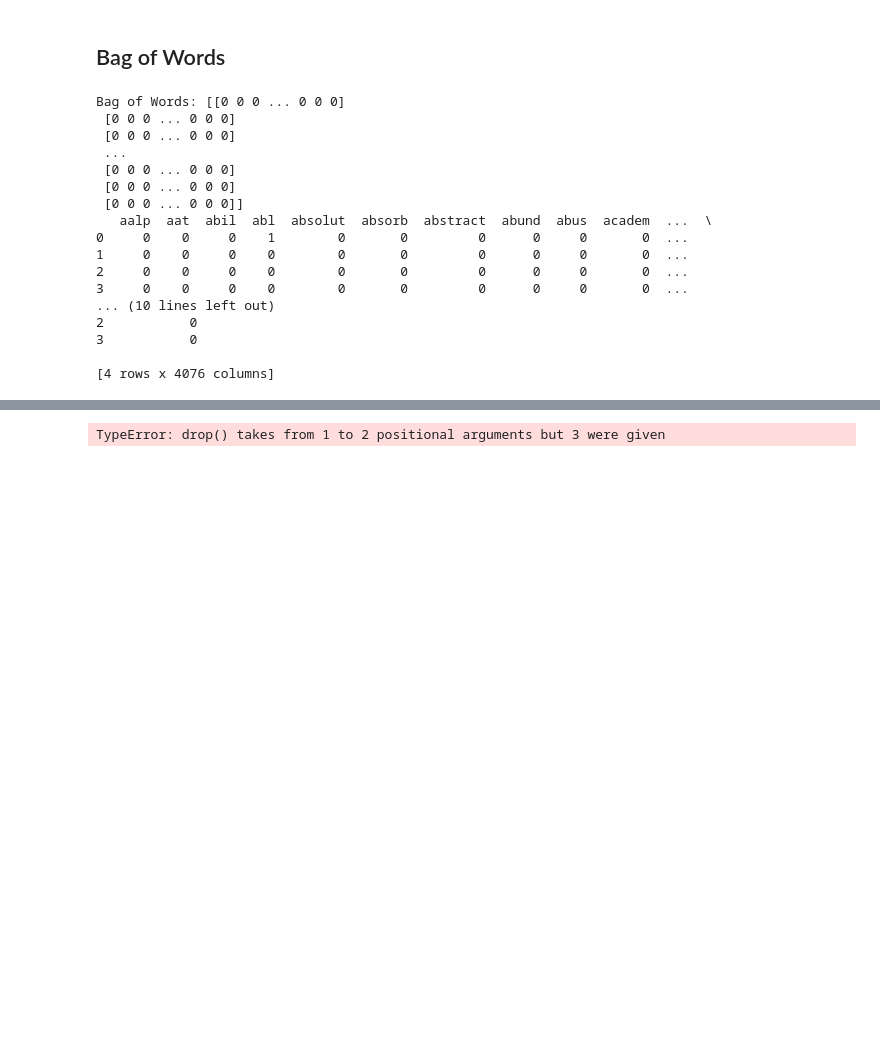
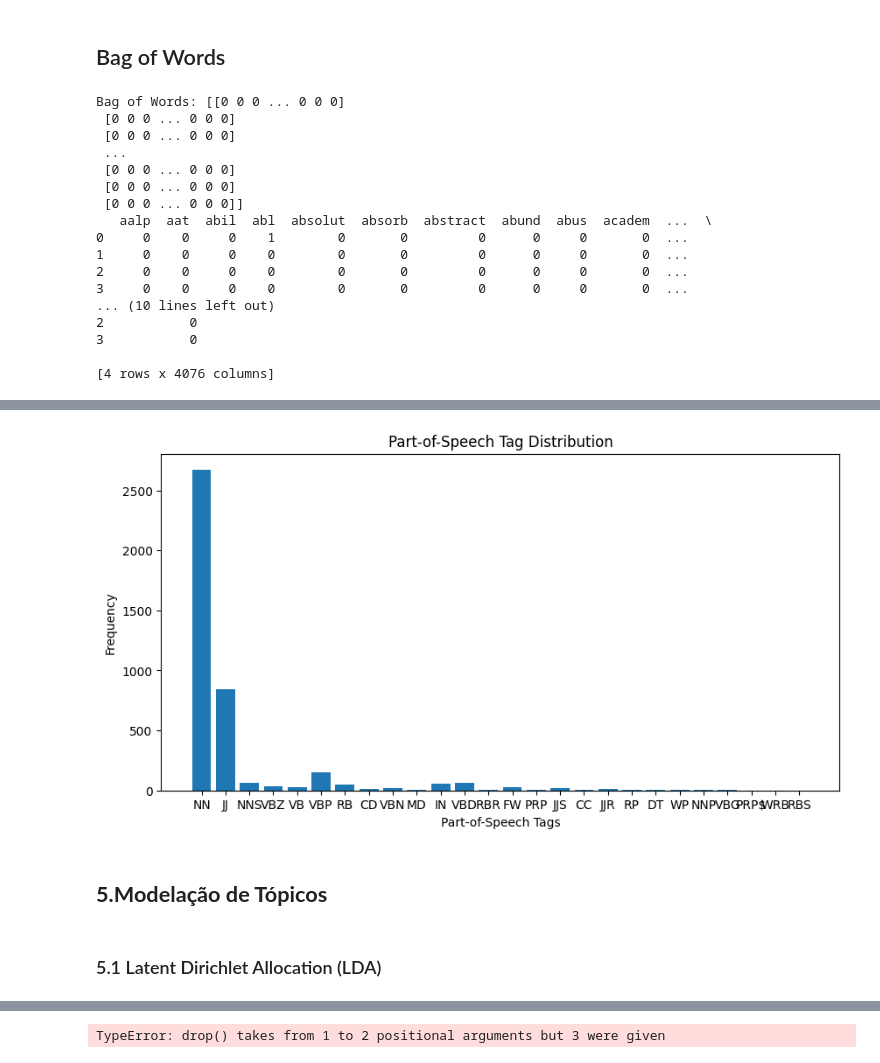
Before and after one commit to MartaFradique/project-icd, a Jupyter notebook: main.ipynb, the cells around one changed output, grey strips where cells are left out. Saved outputs shown, nothing was run; the diff lists cells and outputs as text; code cells hidden in the pictures; blank space fills up the shorter version.

```diff
--- a/main.ipynb
+++ b/main.ipynb
@@ -426,0 +476,29 @@ KeyboardInterrupt:
+# %%
+import math
+
+# Assuming 'Title' is the column name in your dataset
+documents = data['Title'].astype(str).tolist()
+
+# Convert all documents to lowercase
+documents = [doc.lower() for doc in documents]
+
+# Tokenize and count words for each document
+tf_values = [Counter(doc.split()) for doc in documents]
+
+# Calculate IDF values
+all_words = set(word for doc in tf_values for word in doc.keys())
+idf_values = {}
+N = len(documents)
+
+for word in all_words:
+    df = sum(word in doc for doc in tf_values)
+    idf_values[word] = math.log(N / df)
+
+# Convert to DataFrame for better visualization
+idf_df = pd.DataFrame(list(idf_values.items()), columns=['Word', 'IDF Value'])
+
+# Sort the DataFrame by IDF Value in descending order for better visualization
+idf_df = idf_df.sort_values('IDF Value', ascending=False)
+
+# Display the table
+print(idf_df)
@@ -426,0 +765,8 @@ KeyboardInterrupt:
+# %%
+# Perform part-of-speech tagging using nltk
+nltk.download('averaged_perceptron_tagger')
+pos_tags = nltk.pos_tag(words)
+
+# Count the frequency of each part-of-speech tag
+pos_freq = Counter(tag for word, tag in pos_tags)
+pos_freq
@@ -427,3 +794,17 @@ KeyboardInterrupt:
+# %%
+# Create the plot
+plt.figure(figsize=(10, 5))
+plt.bar(pos_freq.keys(), pos_freq.values())
+plt.xlabel('Part-of-Speech Tags')
+plt.ylabel('Frequency')
+plt.title('Part-of-Speech Tag Distribution')
+plt.show()
+# %% [output]
+[figure, added]
+# %% [markdown]
+## **5.Modelação de Tópicos**
+# %% [markdown]
+### 5.1 Latent Dirichlet Allocation (LDA)
 # %%
 document = data['Title']
 document
```
Also changed, not shown: parts of 36 cells of this notebook.
